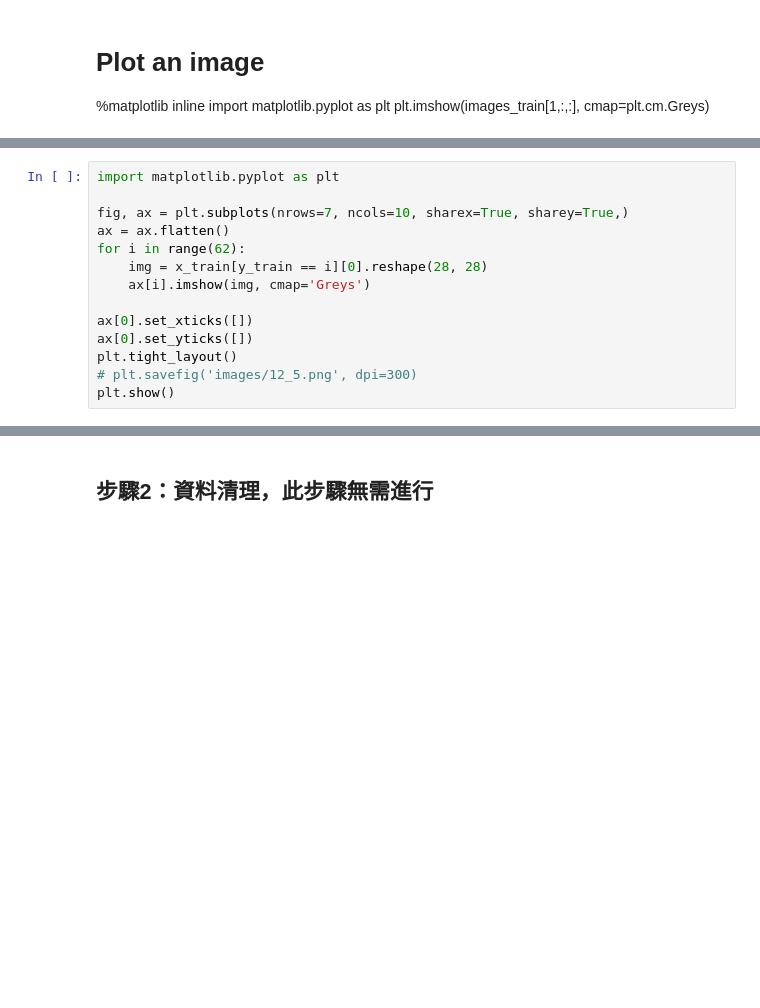
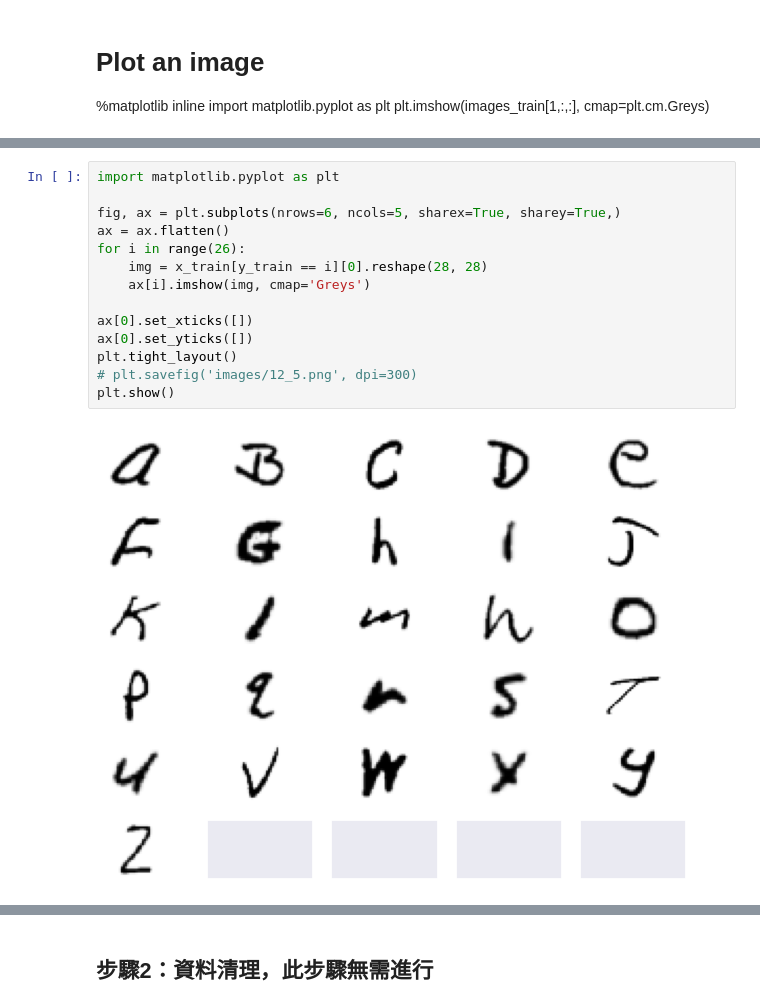
Before and after one commit to crabtsai/Crab, a Jupyter notebook: EMNIST_TBD.ipynb, the cells around one changed output, grey strips where cells are left out. Drawn from its saved outputs; the diff is of its cells as text; blank space fills up the shorter version.

```diff
--- a/EMNIST_TBD.ipynb
+++ b/EMNIST_TBD.ipynb
@@ -91,17 +139,19 @@ plt.show()
 # %%
 import matplotlib.pyplot as plt
 
-fig, ax = plt.subplots(nrows=7, ncols=10, sharex=True, sharey=True,)
+fig, ax = plt.subplots(nrows=6, ncols=5, sharex=True, sharey=True,)
 ax = ax.flatten()
-for i in range(62):
+for i in range(26):
     img = x_train[y_train == i][0].reshape(28, 28)
     ax[i].imshow(img, cmap='Greys')
 
 ax[0].set_xticks([])
 ax[0].set_yticks([])
 plt.tight_layout()
 # plt.savefig('images/12_5.png', dpi=300)
 plt.show()
+# %% [output]
+[figure, added]
 # %%
 # 顯示第1張圖片內含值
 x_train[0]
```
Also changed, not shown: parts of 26 cells of this notebook.
